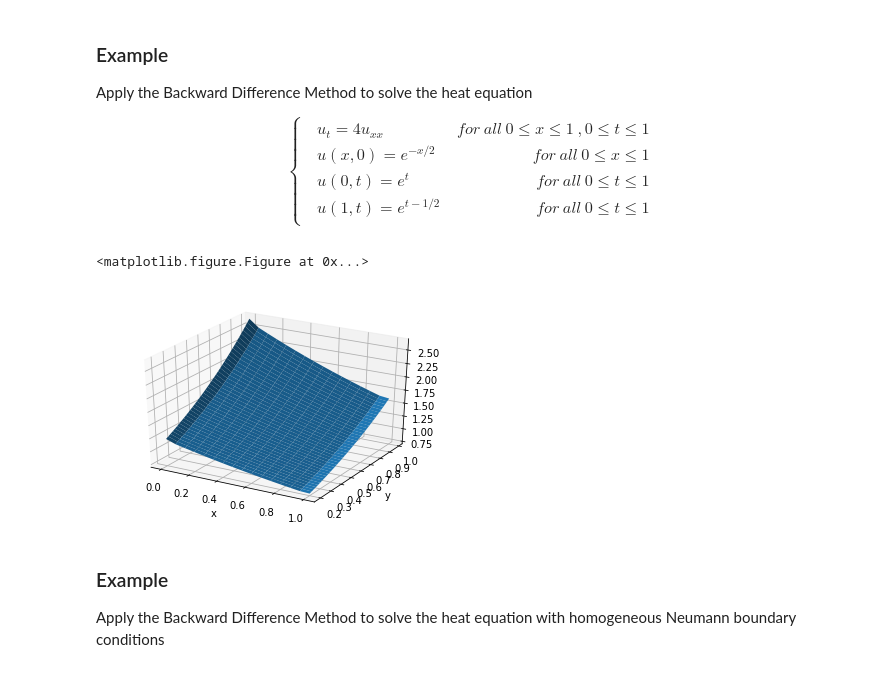
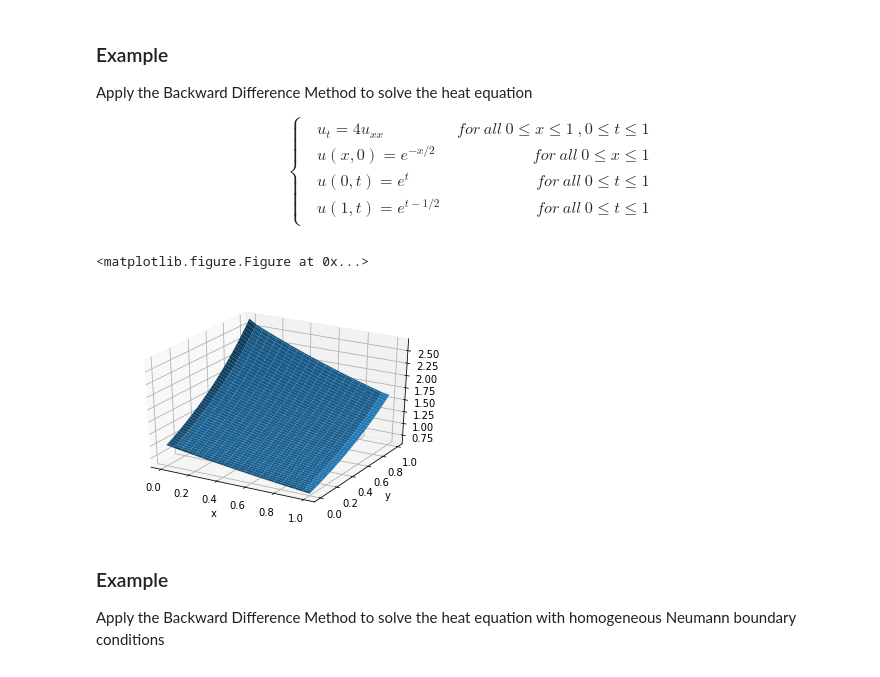
Before and after one commit to Jim00000/Numerical-Analysis, a Jupyter notebook: 8_Partial_Differential_Equations.ipynb, the cells around one changed output. Saved outputs shown, nothing was run; the diff lists cells and outputs as text; code cells hidden in the pictures.

```diff
--- a/8_Partial_Differential_Equations.ipynb
+++ b/8_Partial_Differential_Equations.ipynb
@@ -93,7 +93,7 @@ def heatbd(xl, xr, yb, yt, M, N):
     ''' Initial conditions '''
     x = sym.Symbol('x')
     expr = sym.sin(2 * sym.pi * x) ** 2
-    expr = sym.diff(expr, x)
+#     expr = sym.diff(expr, x)
 
     w = np.zeros(n * m).reshape(n, m).astype(np.float128)
     for i in range(m):
@@ -120,6 +120,6 @@ def heatbd(xl, xr, yb, yt, M, N):
     plt.show()
     plt.clf()
 
-heatbd(0, 0.5, 0, 0.03, 20, 20)
+heatbd(0, 1, 0, 1, 30, 20)
 # %% [output]
 <matplotlib.figure.Figure at 0x...>
@@ -148,7 +148,7 @@ def heatbd(xl, xr, yb, yt, M, N):
     D = 4 # diffusion coefficient
     sigma = D * k / (h ** 2)
 
-    A = np.diag(1 + 2 * sigma * np.ones(m)) + \
+    A = np.diag((1 + 2 * sigma) * np.ones(m)) + \
         np.diag(-sigma * np.ones(m - 1), 1) + \
         np.diag(-sigma * np.ones(m - 1), -1)
 
@@ -158,38 +158,38 @@ def heatbd(xl, xr, yb, yt, M, N):
     ''' Initial conditions '''
     x = sym.Symbol('x')
     expr = sym.exp(-x / 2)
-    expr = sym.diff(expr, x)
+#     expr = sym.diff(expr, x)
 
     w = np.zeros(n * m).reshape(n, m).astype(np.float128)
     for i in range(m):
         w[0, i] = expr.subs(x, xl + (i + 1) * h).evalf()
 
     for j in range(n - 1):
         ww = np.zeros(m)
         ww[0] = lside[j]
         ww[-1] = rside[j]
         v = np.matmul(np.linalg.inv(A), w[j,:] + sigma * ww)
         w[j + 1,:] = v
 
     w = np.column_stack([lside, w, rside])
     x = np.arange(0, m+2) * h
     t = np.arange(0, n) * k
 
     X, T = np.meshgrid(x, t)
 
     fig = plt.figure()
     ax = fig.gca(projection='3d')
-    stride = 10
+    stride = 0
     ax.plot_surface(X[stride:], T[stride:], w[stride:])
     plt.xlabel('x')
     plt.ylabel('y')
     plt.show()
     plt.clf()
 
-heatbd(0, 1, 0, 1, 15, 50)
+heatbd(0, 1, 0, 1, 20, 100)
 # %% [output]
 <matplotlib.figure.Figure at 0x...>
-[figure, old version]
+[figure, new version]
 # %% [markdown]
 ### Example
 
```
Also changed, not shown: parts of 7 cells of this notebook.
